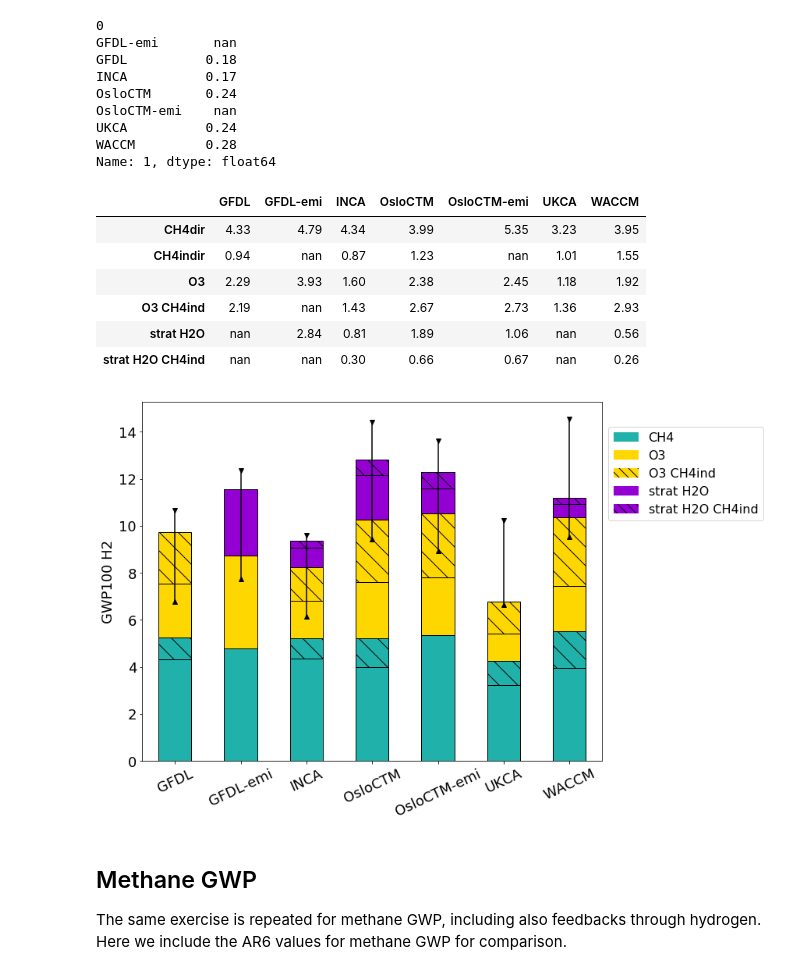
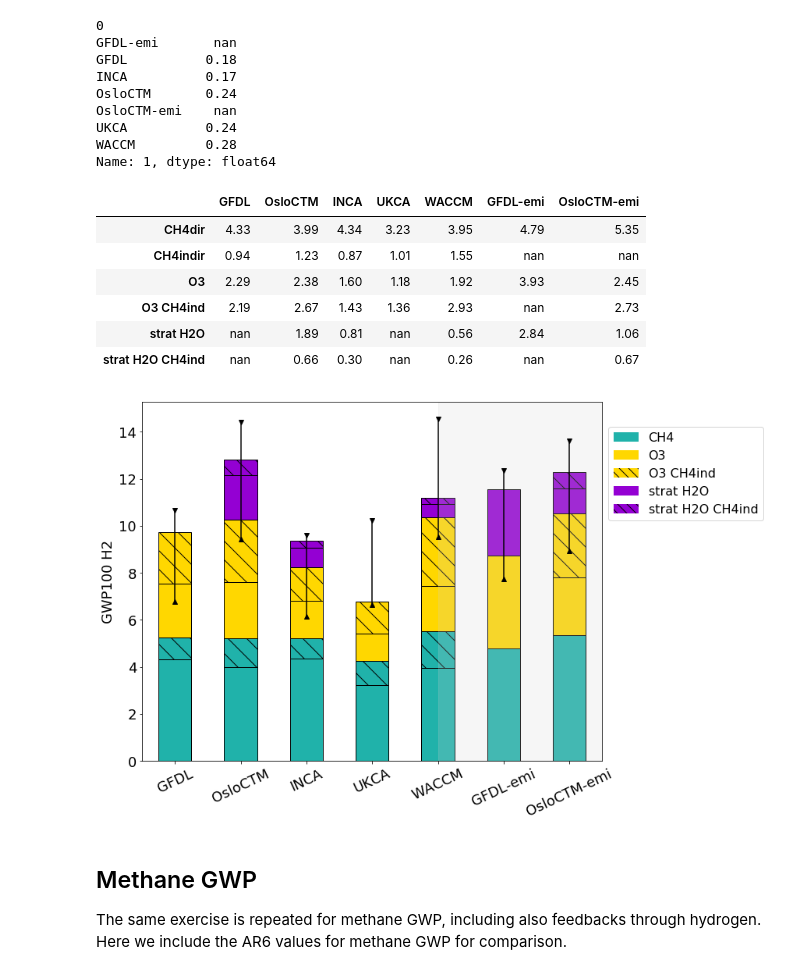
Before and after one commit to ciceroOslo/Hydrogen_GWP, a Jupyter notebook: hydrogen_figures.ipynb, the cells around one changed output. Saved outputs shown, nothing was run; the diff lists cells and outputs as text; code cells hidden in the pictures.

Commit message:
sorted and shading in GWP figure

```diff
--- a/hydrogen_figures.ipynb
+++ b/hydrogen_figures.ipynb
@@ -50,6 +50,8 @@ model_dict = { 'GFDL_nudge':'GFDL',
                'GFDL-emi':'GFDL-emi',
                'OSLOCTM3-emi':'OsloCTM-emi'
              }
+
+sorted_array = ['GFDL','OsloCTM','INCA','UKCA','WACCM','GFDL-emi','OsloCTM-emi']
 # %%
 df_drydep_max_table_gwp = pd.read_csv(filepath+'drydep_90_table_h2_gwp.csv',index_col=0)
 df_drydep_max_table_gwp.rename(columns=model_dict, inplace=True)
@@ -83,16 +85,17 @@ total_drydep_min = df_drydep_min_table_gwp.sum()
 df_table_gwp = df_table_gwp.reindex(['CH4dir','CH4indir', 'O3', 'O3 CH4ind', 'strat H2O', 'strat H2O CH4ind'])
 
 #Sort models alfabetically
-df_table_gwp = df_table_gwp[sorted(df_table_gwp.columns)]
+#df_table_gwp = df_table_gwp[sorted(df_table_gwp.columns)]
+df_table_gwp = df_table_gwp[sorted_array]
 df_table_gwp
 # %% [output]
-|  | GFDL | GFDL-emi | INCA | OsloCTM | OsloCTM-emi | UKCA | WACCM |
-| CH4dir | 4.33 | 4.79 | 4.34 | 3.99 | 5.35 | 3.23 | 3.95 |
-| CH4indir | 0.94 | nan | 0.87 | 1.23 | nan | 1.01 | 1.55 |
-| O3 | 2.29 | 3.93 | 1.60 | 2.38 | 2.45 | 1.18 | 1.92 |
-| O3 CH4ind | 2.19 | nan | 1.43 | 2.67 | 2.73 | 1.36 | 2.93 |
-| strat H2O | nan | 2.84 | 0.81 | 1.89 | 1.06 | nan | 0.56 |
-| strat H2O CH4ind | nan | nan | 0.30 | 0.66 | 0.67 | nan | 0.26 |
+|  | GFDL | OsloCTM | INCA | UKCA | WACCM | GFDL-emi | OsloCTM-emi |
+| CH4dir | 4.33 | 3.99 | 4.34 | 3.23 | 3.95 | 4.79 | 5.35 |
+| CH4indir | 0.94 | 1.23 | 0.87 | 1.01 | 1.55 | nan | nan |
+| O3 | 2.29 | 2.38 | 1.60 | 1.18 | 1.92 | 3.93 | 2.45 |
+| O3 CH4ind | 2.19 | 2.67 | 1.43 | 1.36 | 2.93 | nan | 2.73 |
+| strat H2O | nan | 1.89 | 0.81 | nan | 0.56 | 2.84 | 1.06 |
+| strat H2O CH4ind | nan | 0.66 | 0.30 | nan | 0.26 | nan | 0.67 |
 # %%
 fig, axs = plt.subplots(nrows=1,ncols=1,squeeze=True,figsize=(10,8))
 df_table_gwp.T.plot.bar(stacked=True,
@@ -104,34 +107,36 @@ for m,model in enumerate(df_table_gwp.columns):
     axs.plot(m,total_drydep_max.loc[model],marker='^',color='black')
     axs.plot(m,total_drydep_min.loc[model],marker='v',color='black')
     axs.plot([m,m],[total_drydep_min.loc[model],total_drydep_max.loc[model]],color='black')
+
+axs.axvspan(4.5, 7, alpha=0.2, color='lightgray')
 
 bars = [thing for thing in axs.containers if isinstance(thing,mpl.container.BarContainer)]
 i = 0
 
 for b,bar in enumerate(bars):
     for p,patch in enumerate(bar):
         if b == 1 :
             patch.set_hatch('\\')
         if b == 3 :
             patch.set_hatch('\\')
         if b == 5 :
             patch.set_hatch('\\')
         i = i + 1
 
 # Shrink current axis by 20%
 box = axs.get_position()
 axs.set_position([box.x0, box.y0, box.width * 0.7, box.height])
 
 # Put a legend to the right of the current axis
 axs.legend(loc='center left', bbox_to_anchor=(1, 0.8),handles = [CH4_legend, O3_dir_legend, O3_ind_legend, H2O_dir_legend, H2O_ind_legend])
 
 
 plt.ylabel('GWP100 H2')
 plt.xticks(rotation=25, horizontalalignment="center")
 plt.tight_layout()
 plt.savefig('output/Hydrogen_GWP.png', transparent=True)
 # %% [output]
-[figure, old version]
+[figure, new version]
 # %% [markdown]
 ## Methane GWP
 The same exercise is repeated for methane GWP, including also feedbacks through hydrogen. Here we include the AR6 values for methane GWP for comparison.
```
